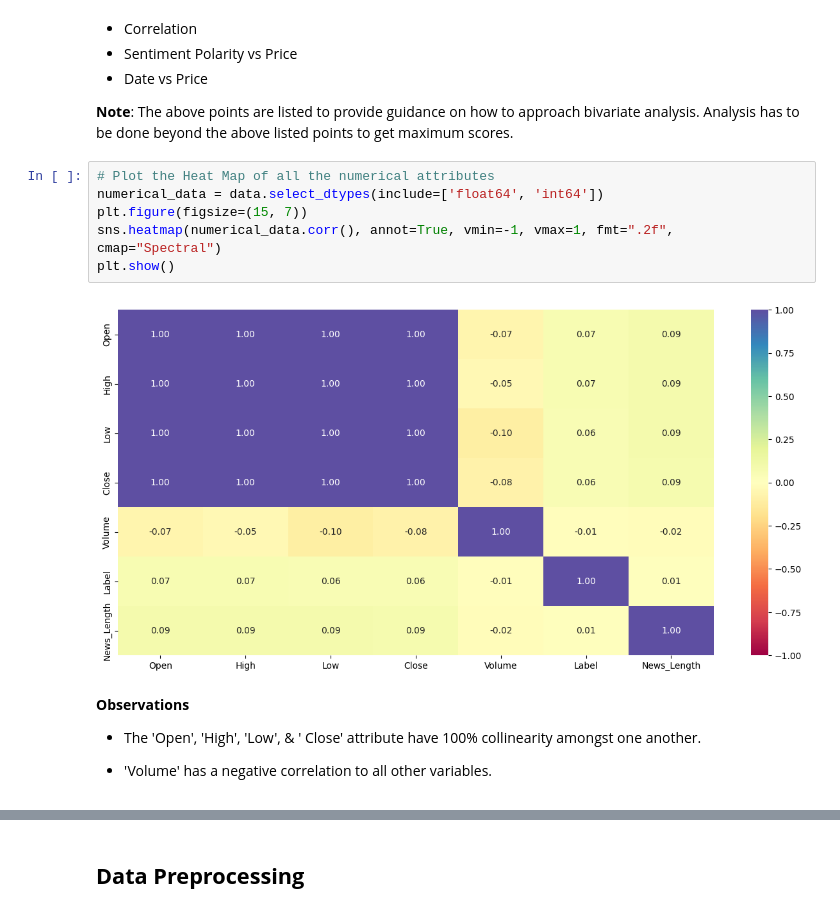
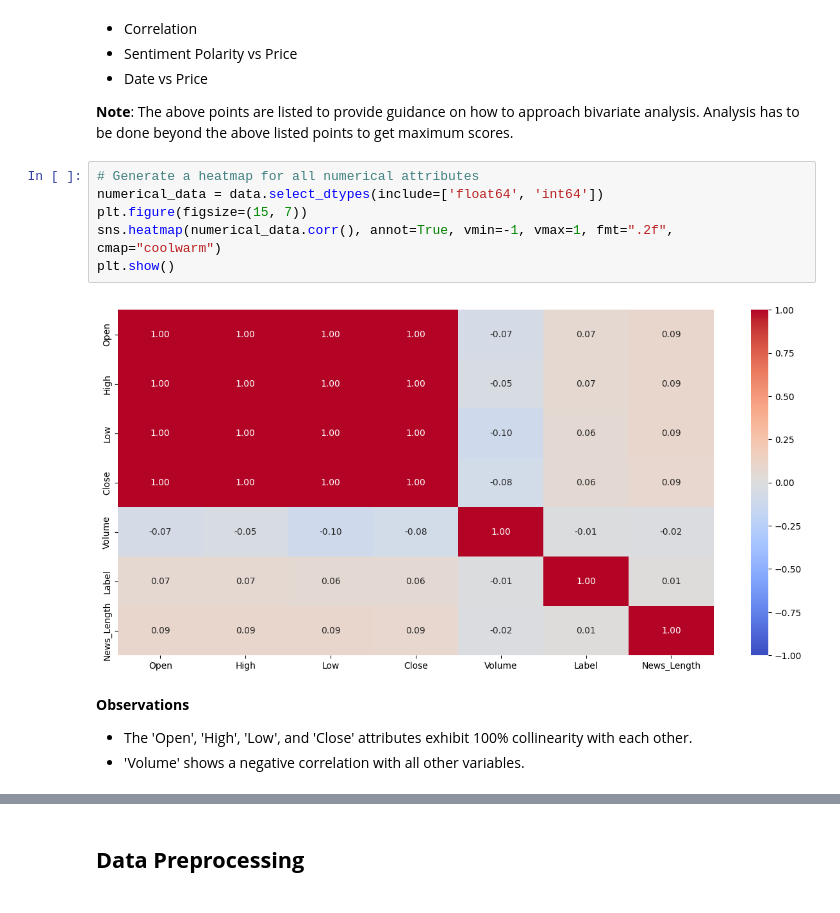
Before and after one commit to aimlalchemists/natural-language-processing-stock-market-news, a Jupyter notebook: Stock Market News Sentiment Analysis NLP.ipynb, the cells around one changed output, grey strips where cells are left out. Saved outputs shown, nothing was run; the diff lists cells and outputs as text.

```diff
--- a/Stock Market News Sentiment Analysis NLP.ipynb
+++ b/Stock Market News Sentiment Analysis NLP.ipynb
@@ -263,17 +263,15 @@ plt.gca().spines[['top', 'right',]].set_visible(False)
 
 **Note**: The above points are listed to provide guidance on how to approach bivariate analysis. Analysis has to be done beyond the above listed points to get maximum scores.
 # %%
-# Plot the Heat Map of all the numerical attributes
+# Generate a heatmap for all numerical attributes
 numerical_data = data.select_dtypes(include=['float64', 'int64'])
 plt.figure(figsize=(15, 7))
-sns.heatmap(numerical_data.corr(), annot=True, vmin=-1, vmax=1, fmt=".2f", cmap="Spectral")
+sns.heatmap(numerical_data.corr(), annot=True, vmin=-1, vmax=1, fmt=".2f", cmap="coolwarm")
 plt.show()
 # %% [output]
-[figure, old version]
+[figure, new version]
 # %% [markdown]
 **Observations**
-
-- The 'Open', 'High', 'Low', & ' Close' attribute have 100% collinearity amongst one another.
-
-- 'Volume' has a negative correlation to all other variables.
+- The 'Open', 'High', 'Low', and 'Close' attributes exhibit 100% collinearity with each other.
+- 'Volume' shows a negative correlation with all other variables.
 # %%
```
Also changed, not shown: parts of 7 cells of this notebook.
